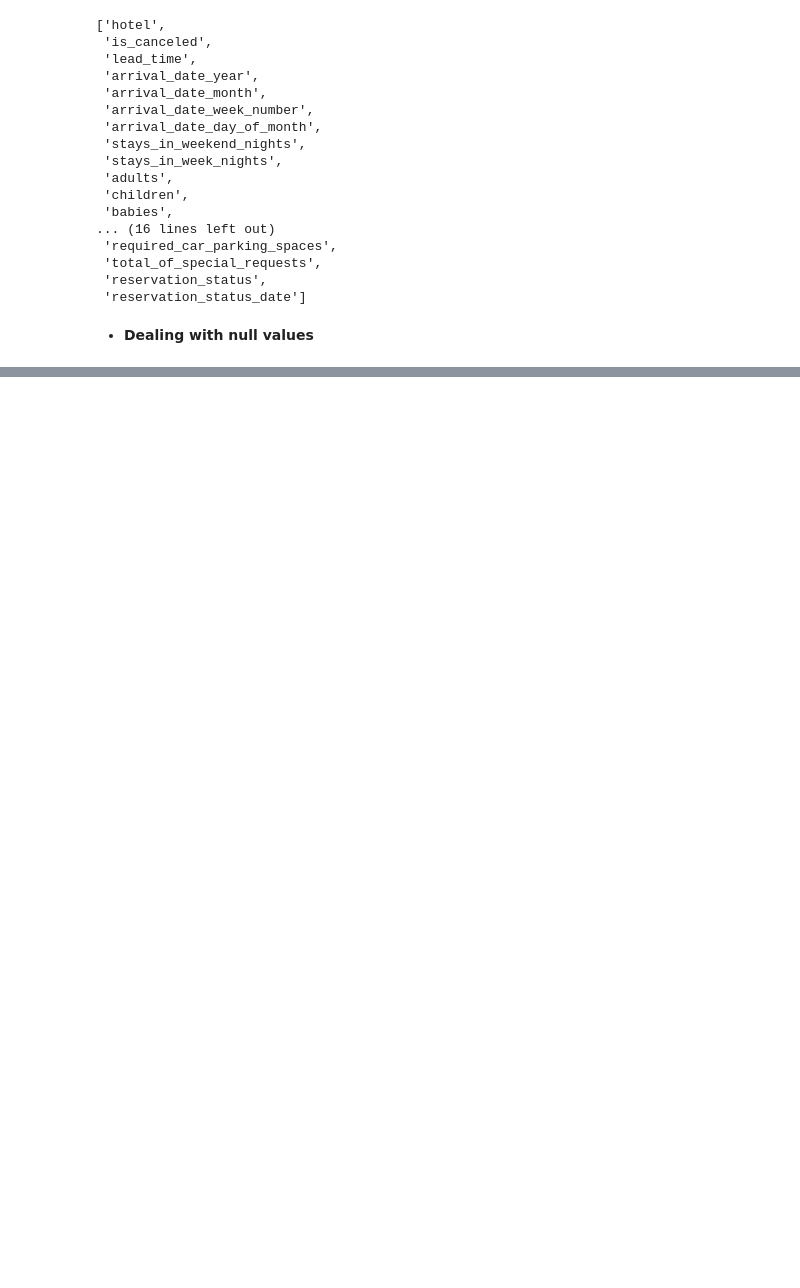
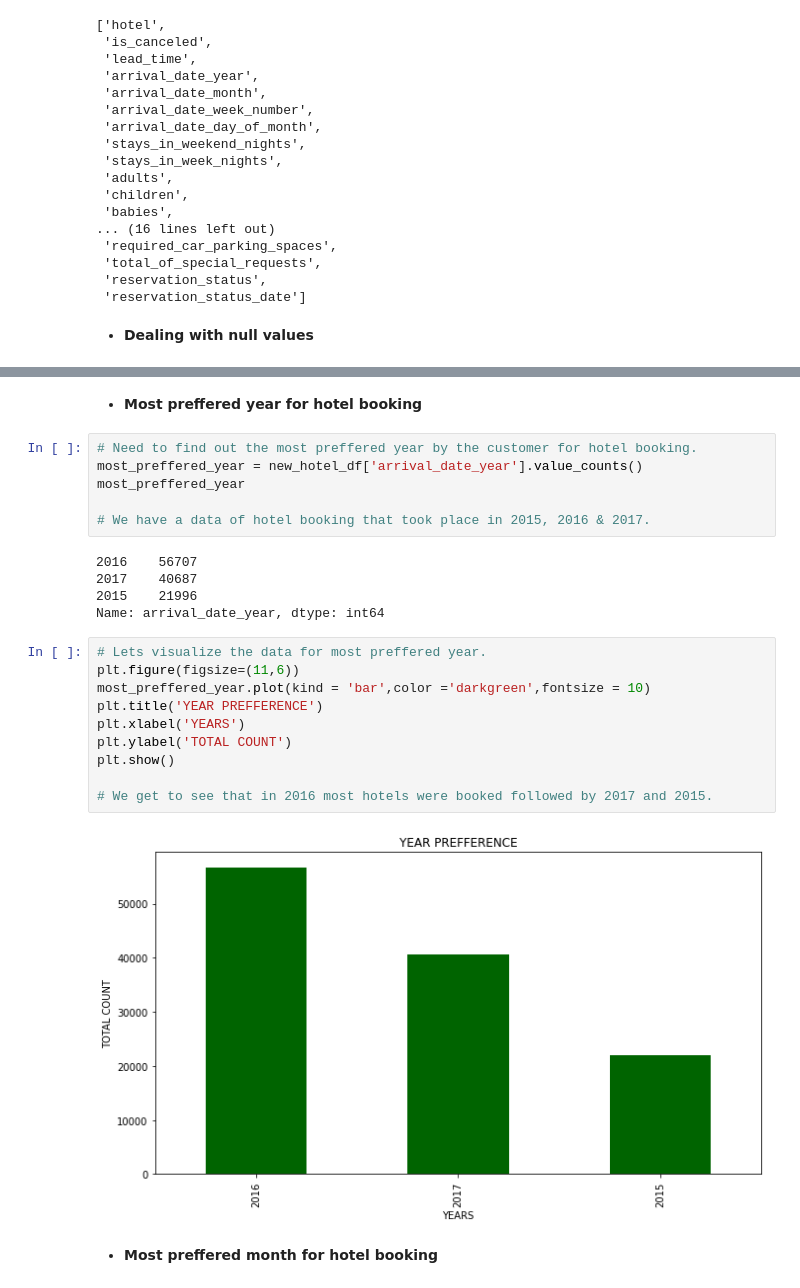
Before and after one commit to Arka1212/Hotel-Booking-Analysis, a Jupyter notebook: Hotel_Booking_Analysis_Capstone_Project.ipynb, the cells around one changed output, grey strips where cells are left out. Cells and saved outputs as stored; diff of their text form; blank space fills up the shorter version.

```diff
--- a/Hotel_Booking_Analysis_Capstone_Project.ipynb
+++ b/Hotel_Booking_Analysis_Capstone_Project.ipynb
@@ -165,0 +263,27 @@ new_hotel_df
+# %% [markdown]
+* **Most preffered year for hotel booking**
+# %%
+# Need to find out the most preffered year by the customer for hotel booking.
+most_preffered_year = new_hotel_df['arrival_date_year'].value_counts()
+most_preffered_year
+
+# We have a data of hotel booking that took place in 2015, 2016 & 2017.
+# %% [output]
+2016    56707
+2017    40687
+2015    21996
+Name: arrival_date_year, dtype: int64
+# %%
+# Lets visualize the data for most preffered year.
+plt.figure(figsize=(11,6))
+most_preffered_year.plot(kind = 'bar',color ='darkgreen',fontsize = 10)
+plt.title('YEAR PREFFERENCE')
+plt.xlabel('YEARS')
+plt.ylabel('TOTAL COUNT')
+plt.show()
+
+# We get to see that in 2016 most hotels were booked followed by 2017 and 2015.
+# %% [output]
+[figure, added]
+# %% [markdown]
+* **Most preffered month for hotel booking**
```
Also changed, not shown: parts of 17 cells of this notebook.
